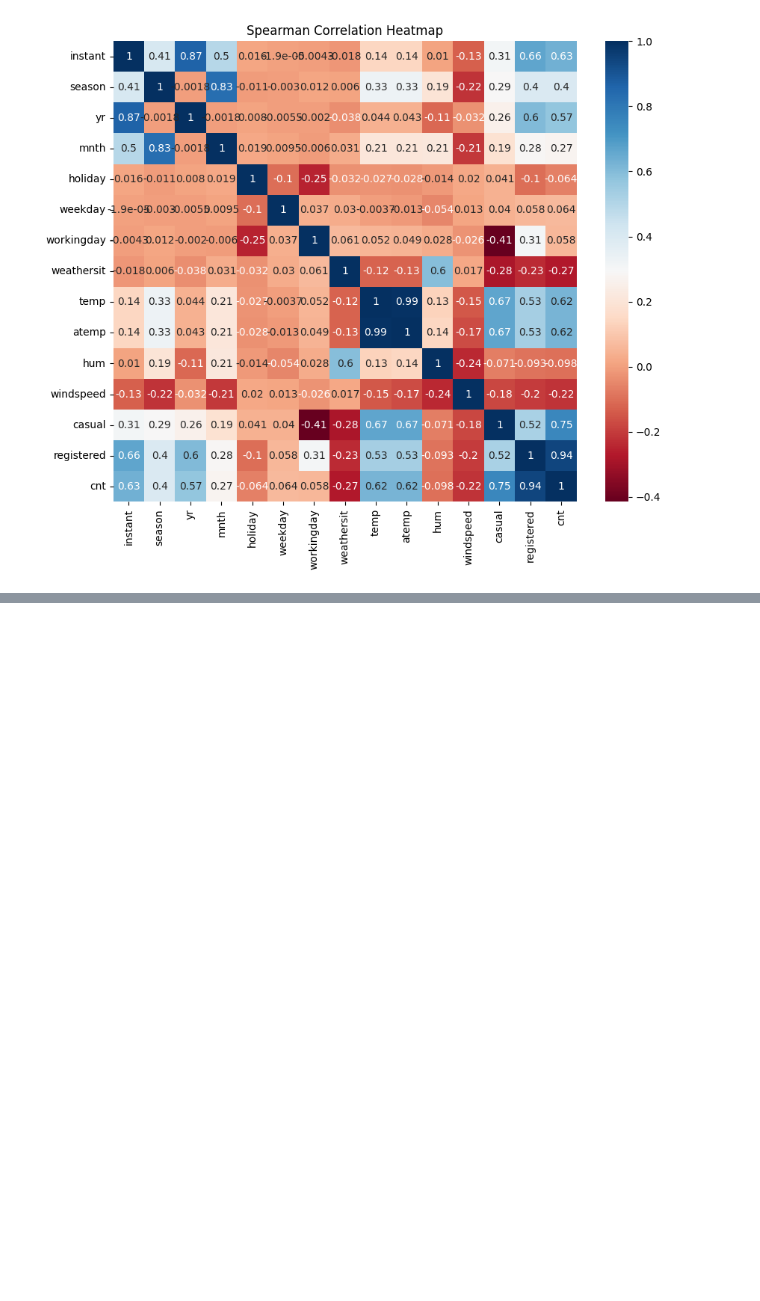
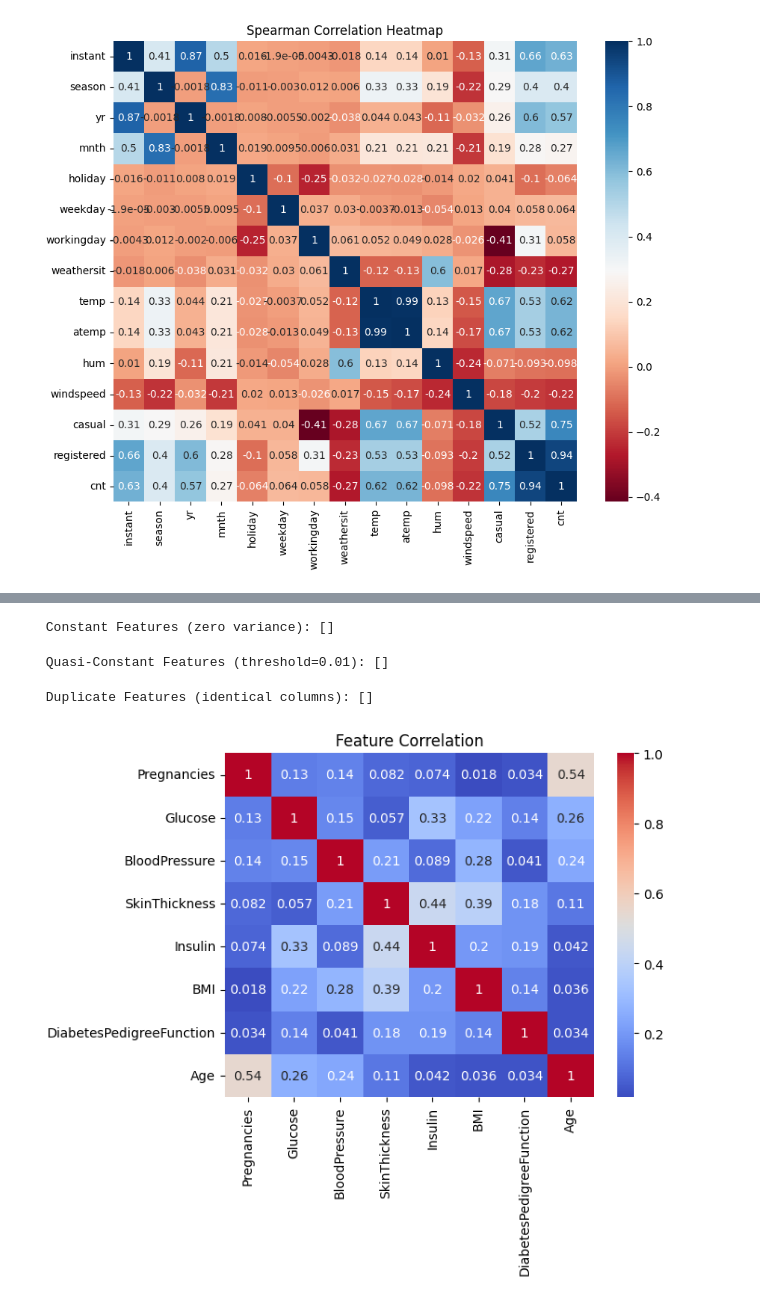
Before and after one commit to ThodupunooriSaiManish/Machine_Learning, a Jupyter notebook: Machine_Learning_Lab.ipynb, the cells around one changed output, grey strips where cells are left out. Drawn from its saved outputs; the diff is of its cells as text; code cells hidden in the pictures; blank space fills up the shorter version.

```diff
--- a/Machine_Learning_Lab.ipynb
+++ b/Machine_Learning_Lab.ipynb
@@ -1437,0 +1447,8 @@ plt.show()
+# %%
+import pandas as pd
+
+# Load dataset
+df = pd.read_csv('diabetes.csv')
+
+# Display first 5 rows
+print(df.head())
@@ -1437,0 +1469,8 @@ plt.show()
+# %%
+# Separate features and target
+X = df.drop('Outcome', axis=1)
+y = df['Outcome']
+
+# Check dimensions
+print("Shape of X:", X.shape)
+print("Shape of y:", y.shape)
@@ -1437,0 +1498,43 @@ plt.show()
+# %%
+from sklearn.feature_selection import VarianceThreshold
+
+# Constant features (zero variance)
+constant_filter = VarianceThreshold(threshold=0)
+constant_filter.fit(X)
+constant_features = X.columns[~constant_filter.get_support()]
+print("\n Constant Features (zero variance):", list(constant_features))
+# %% [output]
+ Constant Features (zero variance): []
+# %%
+# Quasi-constant features (low variance)
+quasi_filter = VarianceThreshold(threshold=0.01)
+quasi_filter.fit(X)
+quasi_constant_features = X.columns[~quasi_filter.get_support()]
+print(" Quasi-Constant Features (threshold=0.01):", list(quasi_constant_features))
+# %% [output]
+ Quasi-Constant Features (threshold=0.01): []
+# %%
+# Check for duplicate features
+duplicate_features = []
+for i in range(X.shape[1]):
+    for j in range(i + 1, X.shape[1]):
+        if X.iloc[:, i].equals(X.iloc[:, j]):
+            duplicate_features.append(X.columns[j])
+
+print(" Duplicate Features (identical columns):", duplicate_features)
+# %% [output]
+ Duplicate Features (identical columns): []
+# %%
+import seaborn as sns
+import matplotlib.pyplot as plt
+import numpy as np
+corr_matrix = X.corr().abs()
+upper = corr_matrix.where(np.triu(np.ones(corr_matrix.shape), k=1).astype(bool))
+
+to_drop_corr = [column for column in upper.columns if any(upper[column] > 0.8)]
+
+sns.heatmap(corr_matrix, annot=True, cmap='coolwarm')
+plt.title("Feature Correlation")
+plt.show()
+# %% [output]
+[figure, added]
```
Also changed, not shown: parts of 6 cells of this notebook.
